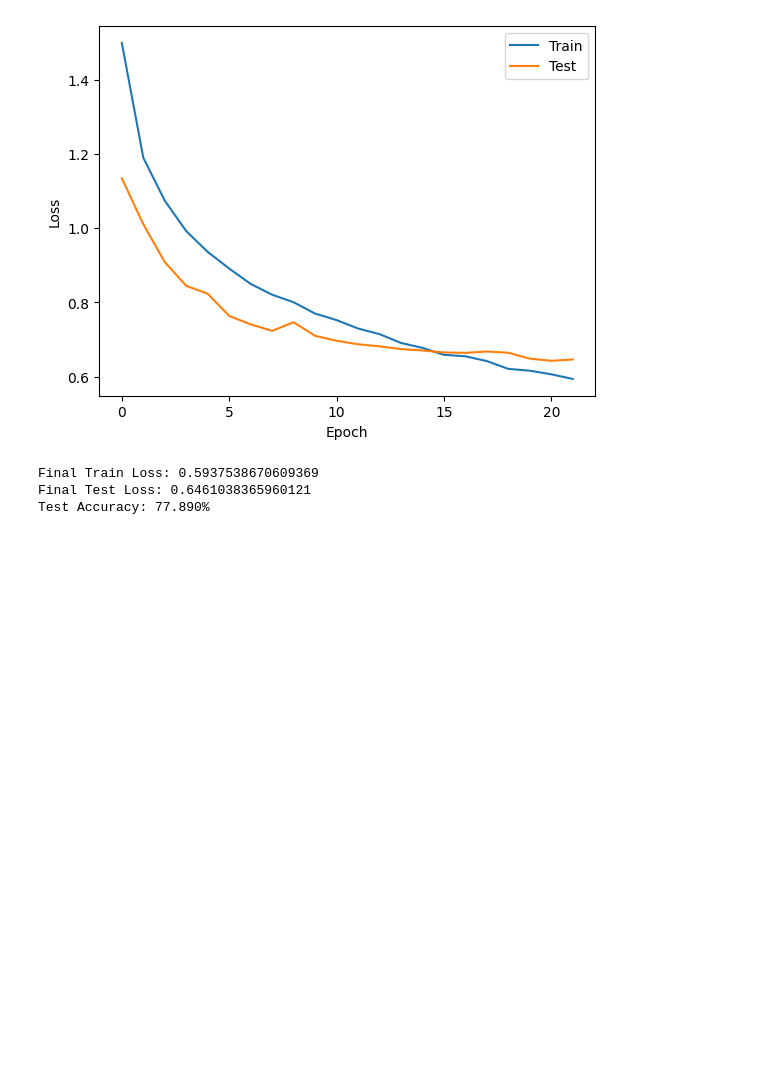
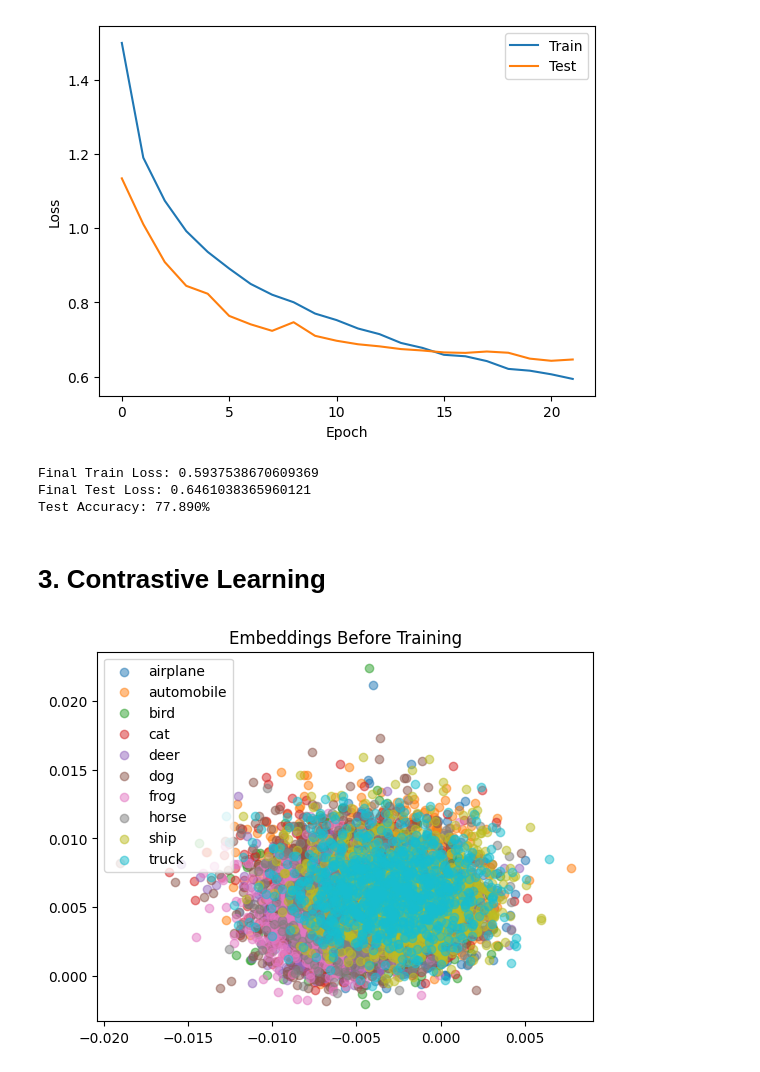
Before and after one commit to yashc73080/CS462-Deep-Learning, a Jupyter notebook: HW2/features_unsupervised_and_transfer_learning.ipynb, the cells around one changed output. Cells and saved outputs as stored; diff of their text form; code cells hidden in the pictures; blank space fills up the shorter version.

```diff
--- a/HW2/features_unsupervised_and_transfer_learning.ipynb
+++ b/HW2/features_unsupervised_and_transfer_learning.ipynb
@@ -726,3 +726,5 @@ print(f'Test Accuracy: {acc_k2:.3f}%')
 Final Train Loss: 0.5937538670609369
 Final Test Loss: 0.6461038365960121
 Test Accuracy: 77.890%
+# %% [markdown]
+# 3. Contrastive Learning
@@ -728,0 +862,9 @@ Test Accuracy: 77.890%
+# %%
+# Embedding network to compress each image into 2D
+# EmbeddingNetwork = CIFARConvNet(input_size=(3,32,32), conv_channels=[32, 64, 128], hidden_layers=[256], num_classes=2, kernel_size=3, dropout=0.25, device=device)
+EmbeddingNetwork = CIFARConvNet(input_size=(3,32,32), conv_channels=[32, 64], hidden_layers=[128, ], num_classes=2, kernel_size=3, dropout=0.25, device=device)
+# %%
+initial_embeddings, initial_labels = get_embeddings(EmbeddingNetwork, cifar_test_loader, device=device)
+plot_embeddings(initial_embeddings, initial_labels, "Embeddings Before Training")
+# %% [output]
+[figure, added]
```
Also changed, not shown: parts of 3 cells of this notebook.
